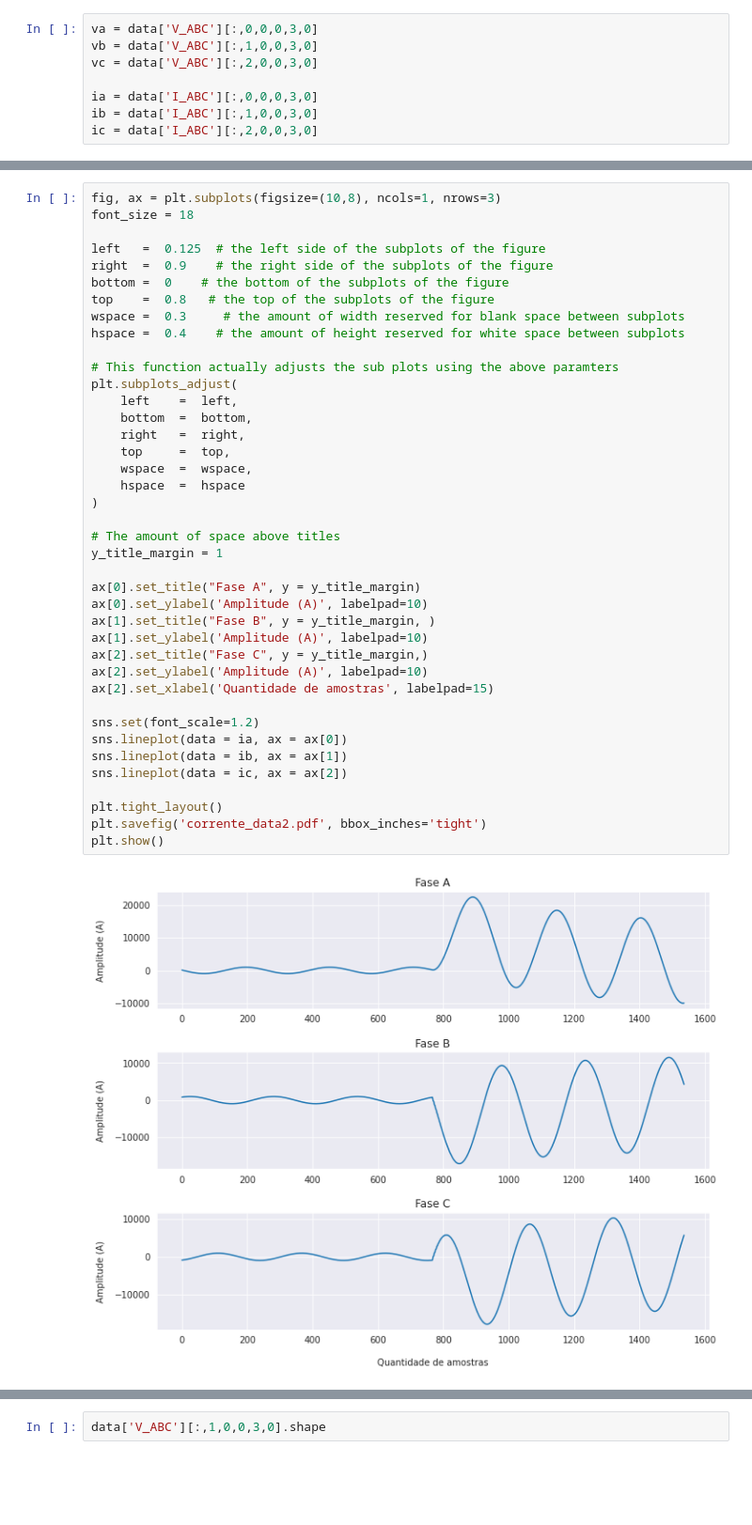
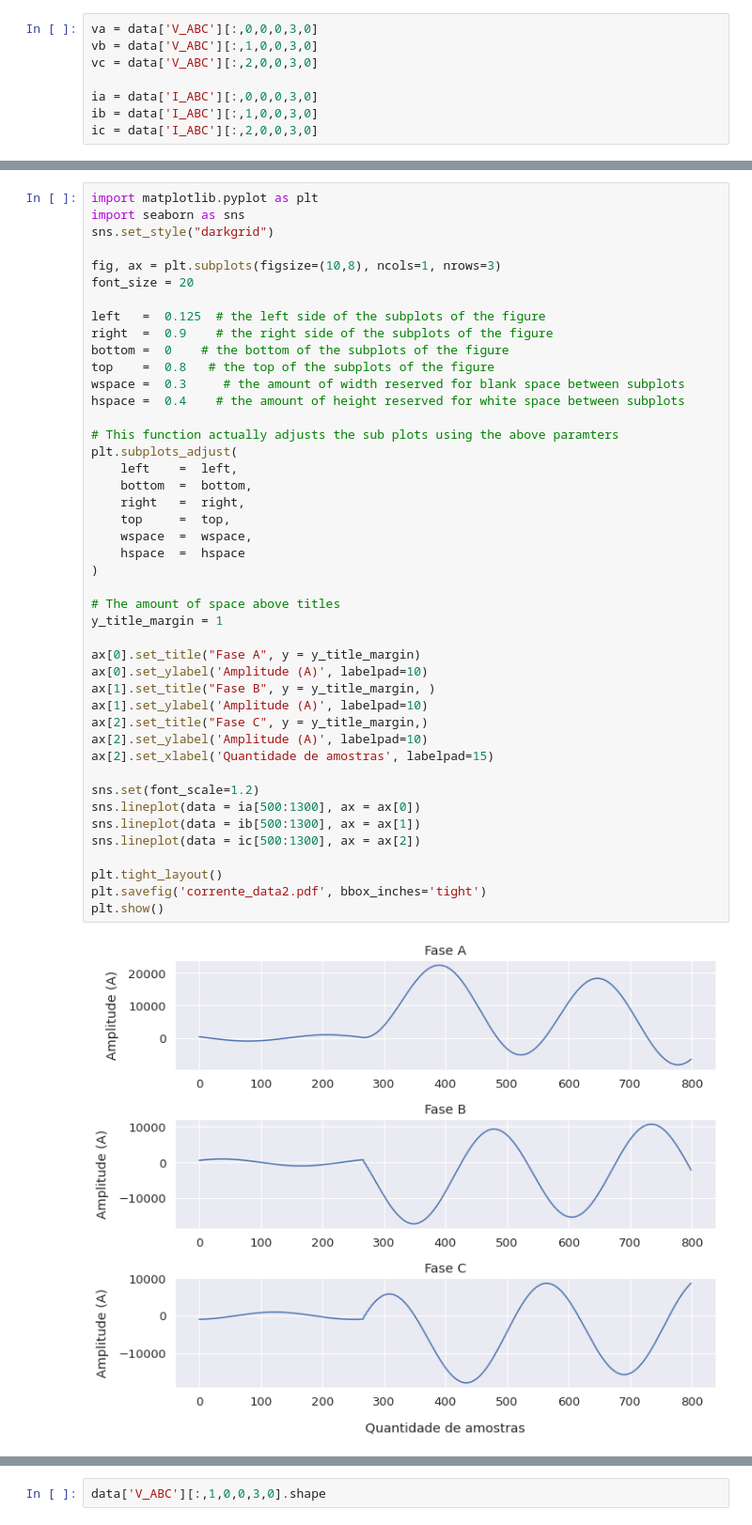
Before and after one commit to gabriel19913/fault-classification, a Jupyter notebook: final-method/reamostrando-dados-robson.ipynb, the cells around one changed output, grey strips where cells are left out. Shown: that part at 94% size. Drawn from its saved outputs; the diff is of its cells as text; blank space fills up the shorter version.

```diff
--- a/final-method/reamostrando-dados-robson.ipynb
+++ b/final-method/reamostrando-dados-robson.ipynb
@@ -55,6 +51,10 @@ sns.set_style("darkgrid")
 # %%
+import matplotlib.pyplot as plt
+import seaborn as sns
+sns.set_style("darkgrid")
+
 fig, ax = plt.subplots(figsize=(10,8), ncols=1, nrows=3)
-font_size = 18
+font_size = 20
 
 left   =  0.125  # the left side of the subplots of the figure
 right  =  0.9    # the right side of the subplots of the figure
@@ -63,36 +63,36 @@ top    =  0.8   # the top of the subplots of the figure
 wspace =  0.3     # the amount of width reserved for blank space between subplots
 hspace =  0.4    # the amount of height reserved for white space between subplots
 
 # This function actually adjusts the sub plots using the above paramters
 plt.subplots_adjust(
     left    =  left,
     bottom  =  bottom,
     right   =  right,
     top     =  top,
     wspace  =  wspace,
     hspace  =  hspace
 )
 
 # The amount of space above titles
 y_title_margin = 1
 
 ax[0].set_title("Fase A", y = y_title_margin)
 ax[0].set_ylabel('Amplitude (A)', labelpad=10)
 ax[1].set_title("Fase B", y = y_title_margin, )
 ax[1].set_ylabel('Amplitude (A)', labelpad=10)
 ax[2].set_title("Fase C", y = y_title_margin,)
 ax[2].set_ylabel('Amplitude (A)', labelpad=10)
 ax[2].set_xlabel('Quantidade de amostras', labelpad=15)
 
 sns.set(font_scale=1.2)
-sns.lineplot(data = ia, ax = ax[0])
-sns.lineplot(data = ib, ax = ax[1])
-sns.lineplot(data = ic, ax = ax[2])
+sns.lineplot(data = ia[500:1300], ax = ax[0])
+sns.lineplot(data = ib[500:1300], ax = ax[1])
+sns.lineplot(data = ic[500:1300], ax = ax[2])
 
 plt.tight_layout()
 plt.savefig('corrente_data2.pdf', bbox_inches='tight')
 plt.show()
 # %% [output]
-[figure, old version]
+[figure, new version]
 # %%
 fig, ax = plt.subplots(figsize=(10,8), ncols=1, nrows=3)
```
Also changed, not shown: parts of 13 cells of this notebook, 48 other files.
